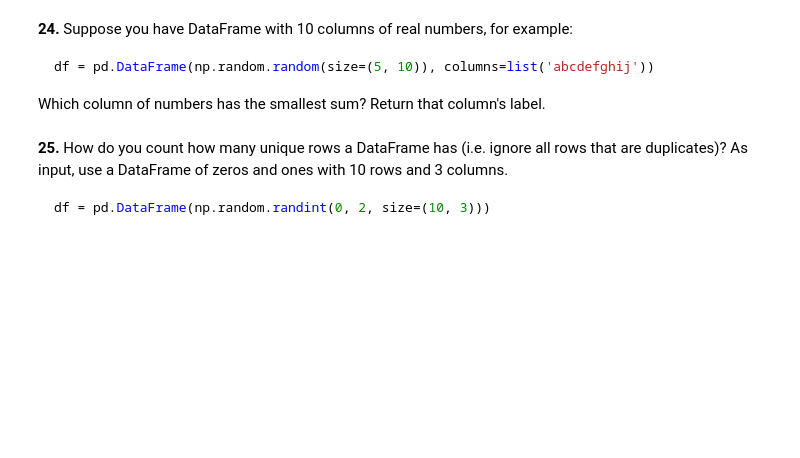
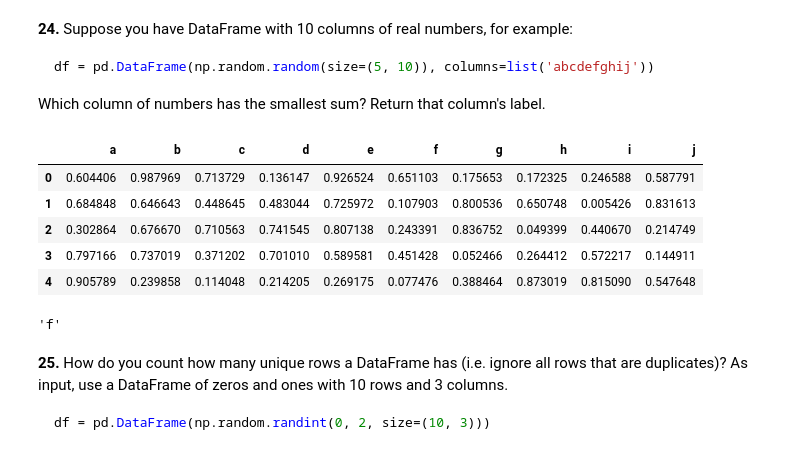
Before and after one commit to hatunglam/100-pandas-puzzles, a Jupyter notebook: 100-pandas-puzzles.ipynb, the cells around one changed output. Cells and saved outputs as stored; diff of their text form; code cells hidden in the pictures; blank space fills up the shorter version.

````diff
--- a/100-pandas-puzzles.ipynb
+++ b/100-pandas-puzzles.ipynb
@@ -400,6 +464,20 @@ how do you subtract the row mean from each element in the row?
 df = pd.DataFrame(np.random.random(size=(5, 10)), columns=list('abcdefghij'))
 ```
 Which column of numbers has the smallest sum?  Return that column's label.
+# %%
+df = pd.DataFrame(np.random.random(size=(5, 10)), columns=list('abcdefghij'))
+df
+# %% [output]
+|  | a | b | c | d | e | f | g | h | i | j |
+| 0 | 0.604406 | 0.987969 | 0.713729 | 0.136147 | 0.926524 | 0.651103 | 0.175653 | 0.172325 | 0.246588 | 0.587791 |
+| 1 | 0.684848 | 0.646643 | 0.448645 | 0.483044 | 0.725972 | 0.107903 | 0.800536 | 0.650748 | 0.005426 | 0.831613 |
+| 2 | 0.302864 | 0.676670 | 0.710563 | 0.741545 | 0.807138 | 0.243391 | 0.836752 | 0.049399 | 0.440670 | 0.214749 |
+| 3 | 0.797166 | 0.737019 | 0.371202 | 0.701010 | 0.589581 | 0.451428 | 0.052466 | 0.264412 | 0.572217 | 0.144911 |
+| 4 | 0.905789 | 0.239858 | 0.114048 | 0.214205 | 0.269175 | 0.077476 | 0.388464 | 0.873019 | 0.815090 | 0.547648 |
+# %%
+df.sum().sort_values(ascending=True).index[0]
+# %% [output]
+'f'
 # %% [markdown]
 **25.** How do you count how many unique rows a DataFrame has (i.e. ignore all rows that are duplicates)? As input, use a DataFrame of zeros and ones with 10 rows and 3 columns.
 
````
Also changed, not shown: parts of 6 cells of this notebook, 1 other file.
